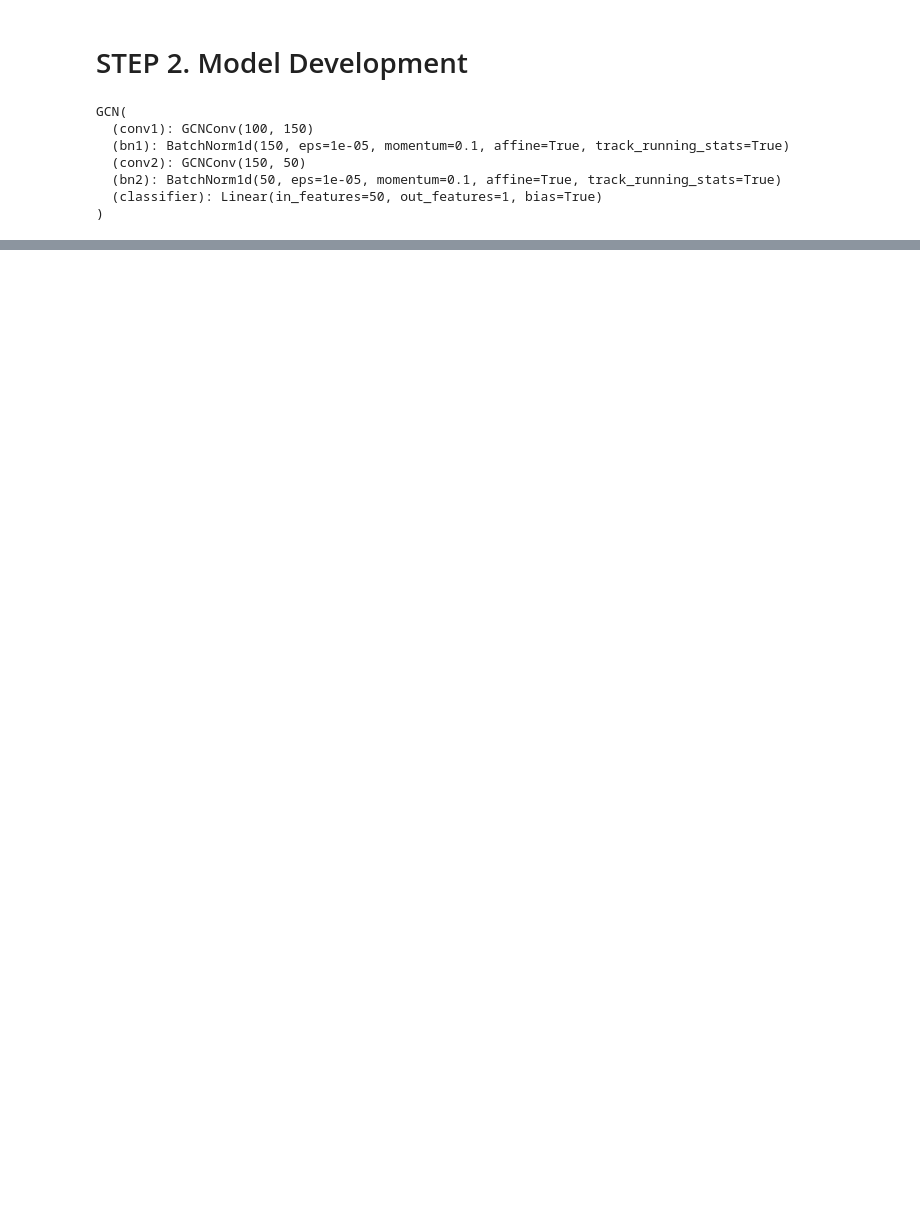
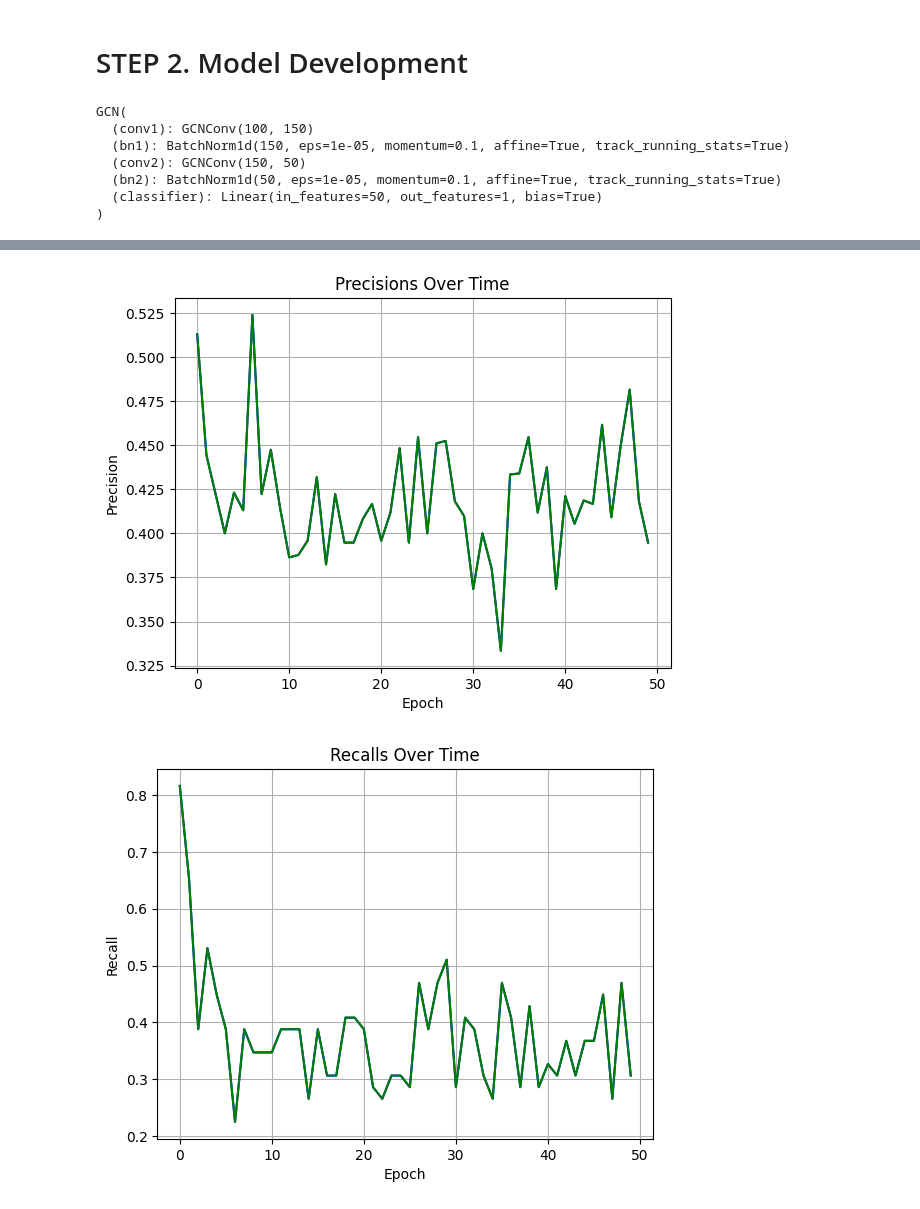
Before and after one commit to AndrewCheng02/DSC180B-Capstone-ProjectA09, a Jupyter notebook: HCP GNN Testing.ipynb, the cells around one changed output, grey strips where cells are left out. Cells and saved outputs as stored; diff of their text form; code cells hidden in the pictures; blank space fills up the shorter version.

```diff
--- a/HCP GNN Testing.ipynb
+++ b/HCP GNN Testing.ipynb
@@ -323 +342,32 @@ def train_validate_model(model, optimizer, criterion, dataset):
+# %%
+def train_validate_model(model, optimizer, criterion, dataset, num_epochs=50):
+    train_data = 'train_loader'
+    val_data = 'val_loader'
+    test_data = 'test_loader'
+
+    device = torch.device("cuda" if torch.cuda.is_available() else "cpu")
+    model.to(device)
+
+    losses = np.zeros(num_epochs)
+    precs = [np.zeros(num_epochs)] * 2 # one list for training, and another for validation
+    recalls = [np.zeros(num_epochs)] * 2
+    accs = [np.zeros(num_epochs)] * 2
+    for epoch in range(num_epochs):
+        # model training and validation
+        t = 0
+        v = 1
+        losses[epoch], num_corr, num_female_guesses = train(model, dataset[train_data], device, criterion, optimizer)
+        precs[t][epoch], recalls[t][epoch], accs[t][epoch] = eval(model, dataset[train_data], device)
+        precs[v][epoch], recalls[v][epoch], accs[v][epoch] = eval(model, dataset[val_data], device)
+
+        avg_loss = losses[epoch] / len(sig[train_data])
+        # display model performance metrics
+        print(f'Epoch: {epoch + 1}/{num_epochs}, '
+              f'Loss: {losses[epoch]}, '
+              f'Avg Loss: {avg_loss:.3f}, '
+              f'Train: {100 * accs[t][epoch]:.2f}%, '
+              f'Validation: {100 * accs[v][epoch]:.2f}%, '
+              f'Num Correct: {num_corr}, '
+              f'Female Guesses: {num_female_guesses} ')
+    return losses, precs, recalls, accs, avg_loss
 # %%
@@ -379,0 +447,5 @@ Epoch: 50/50, Loss: 261.5718418400793, Avg Loss: 0.326, Train: 35.66%, Validatio
+# %%
+plot_eval(prec1, recall1, acc1)
+# %% [output]
+[figure, added]
+[figure, added]
```
Also changed, not shown: parts of 19 cells of this notebook.
